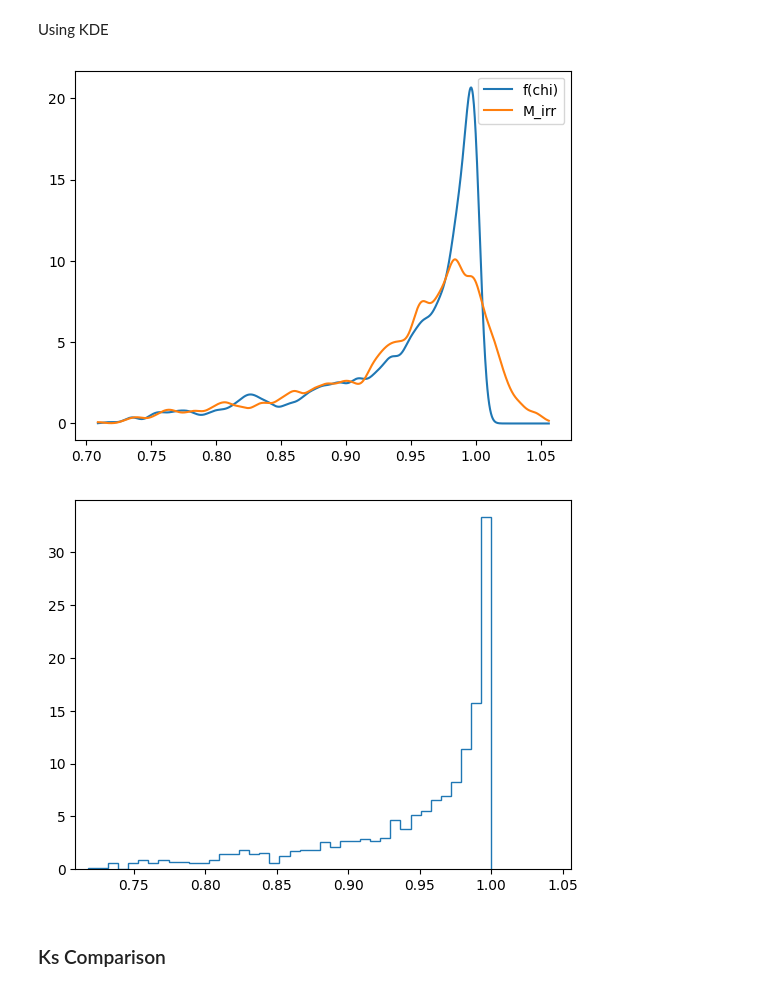
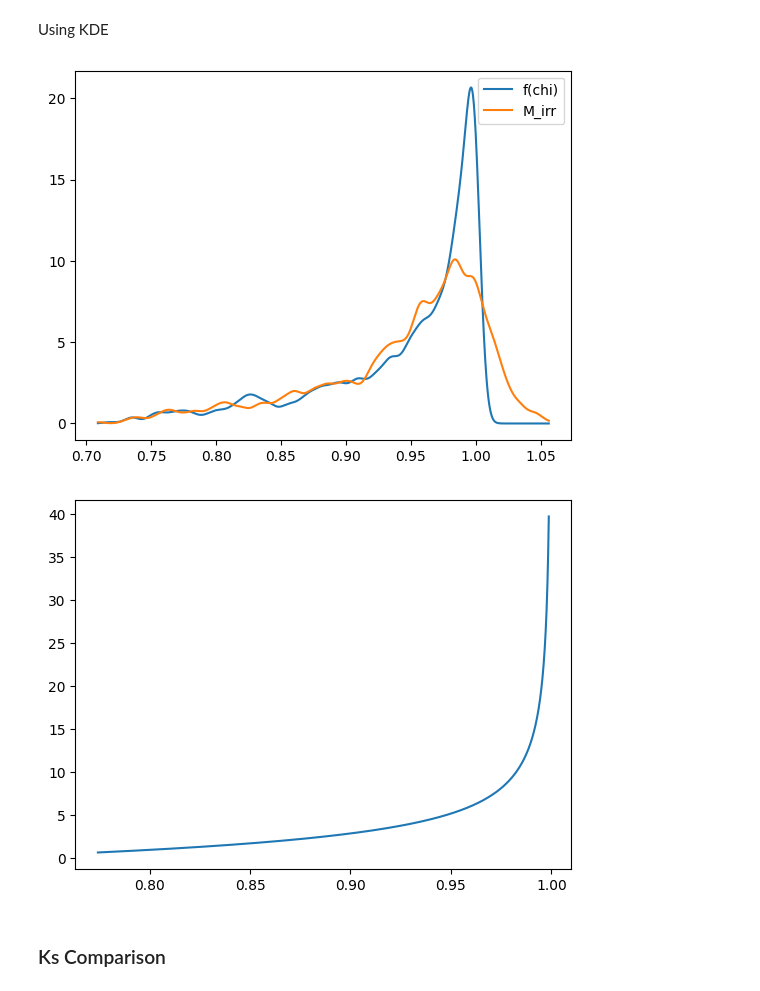
Before and after one commit to Sofiadossena/astrostatistics_bicocca_2025, a Jupyter notebook: working/Bhmass.ipynb, the cells around one changed output. Saved outputs shown, nothing was run; the diff lists cells and outputs as text; code cells hidden in the pictures.

```diff
--- a/working/Bhmass.ipynb
+++ b/working/Bhmass.ipynb
@@ -34,39 +34,44 @@ def kde_sklearn(data, bandwidth = 1.0, kernel="linear"):
     log_pdf = kde_skl.score_samples(xgrid[:, np.newaxis]) # sklearn returns log(density)
     return np.exp(log_pdf)
 
 PDFGaussian = kde_sklearn(M_irr,bandwidth=0.005,kernel="gaussian")
 PDFfchi = kde_sklearn(f(chi),bandwidth=0.005,kernel="gaussian")
 plt.plot(xgrid,PDFfchi, label='f(chi)')
 plt.plot(xgrid,PDFGaussian, label='M_irr')
 plt.legend()
 plt.show()
 
 #Plotting the PDF of M_irr and f(chi)
 
-def f_pdf(f):                               #pdf of chi
+def f_pdfs(f):                               #pdf of chi
     return 2*(2*f**2-1)/np.sqrt(1-f**2)
 
 def to_int(f,Mirr,sigma,mu):
-    return np.exp((-Mirr/f-mu)**2/(2*sigma**2))*f_pdf(f)
+    return np.exp((-Mirr/f-mu)**2/(2*sigma**2))*f_pdfs(f)
 
 import scipy.integrate as integrate
 def Mirr_pdf(Mirr,f,mu,sigma):                     #pdf of M_irr
     integral=integrate.quad(to_int(f,Mirr,sigma,mu),1/np.sqrt(2),1)
     return np.sqrt(2/np.pi)/sigma*integral(Mirr)
 
 minf=np.min(f(chi))
-maxf=np.max(f(chi))
+maxf=np.max(f(chi)) #è positiva da 0.7 in poi
 
-xgrid2 = np.linspace(minf,maxf,1000)
+xgrid2 = np.linspace(0.1,0.98,1000) #possibile codominio
+
+#L'ISTOGRAMMA DI f(CHI) TORNA
 # plt.hist(f(chi),bins=40, histtype='step', density=True, label='f(chi)')
 # plt.xlim(np.min(xgrid), np.max(xgrid))
 
+#amche con f(chi) ordinato ok, ma bisogna togliere gli estremi fastidiosi
+
+plt.plot(f(xgrid2),f_pdfs(f(xgrid2)), label='f(chi)')
 
 
-nor=integrate.quad(f_pdf,minf,maxf) #nel codominio di f f_pdf è normalizzata
+nor=integrate.quad(f_pdfs,minf,maxf) #nel codominio di f f_pdf è normalizzata
 # %% [output]
 [figure]
-[figure, old version]
+[figure, new version]
 # %% [markdown]
 ### Ks Comparison ###
 # %%
```
